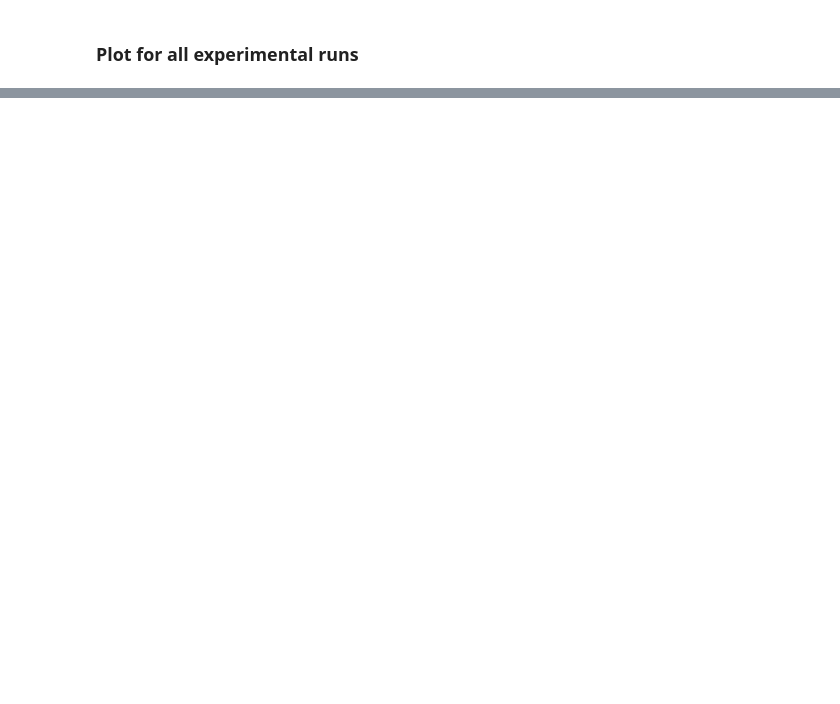
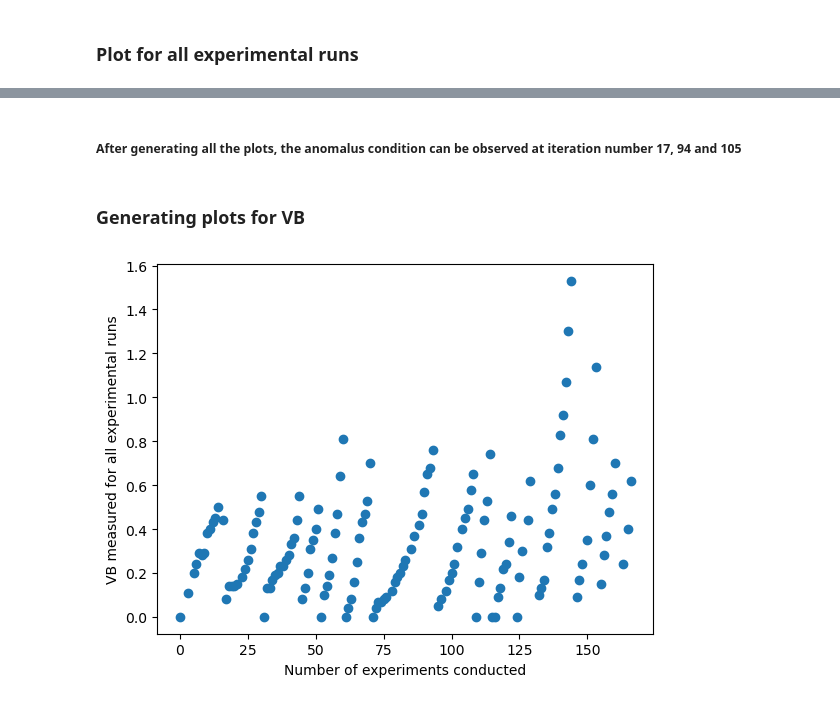
Before and after one commit to Subhigupta/Anomaly-Detection-NASA-Milling-Dataset, a Jupyter notebook: Exploring dataset.ipynb, the cells around one changed output, grey strips where cells are left out. Saved outputs shown, nothing was run; the diff lists cells and outputs as text; code cells hidden in the pictures; blank space fills up the shorter version.

Commit message:
Performed data anlysis

```diff
--- a/Exploring dataset.ipynb
+++ b/Exploring dataset.ipynb
@@ -187,0 +186,25 @@ KeyboardInterrupt:
+# %% [markdown]
+##### After generating all the plots, the anomalus condition can be observed at iteration number 17, 94 and 105
+# %% [markdown]
+### Generating plots for VB
+# %%
+VB_field=fields[2]
+case_field=fields[0]
+VB_array=[]
+case_array=[]
+dict={}
+for iter in range(167):
+    VB_array.append(mill_data[0,iter][VB_field][0][0])
+    case_array.append(mill_data[0,iter][case_field][0][0])
+
+dict['case']=case_array
+dict['VB']=VB_array
+
+
+data=pd.DataFrame(dict)
+plt.plot(VB_array,'o')
+plt.ylabel('VB measured for all experimental runs')
+plt.xlabel('Number of experiments conducted')
+plt.savefig("VB_for_all_plots")
+# %% [output]
+[figure, added]
```
Also changed, not shown: parts of 11 cells of this notebook, 5 other files.
